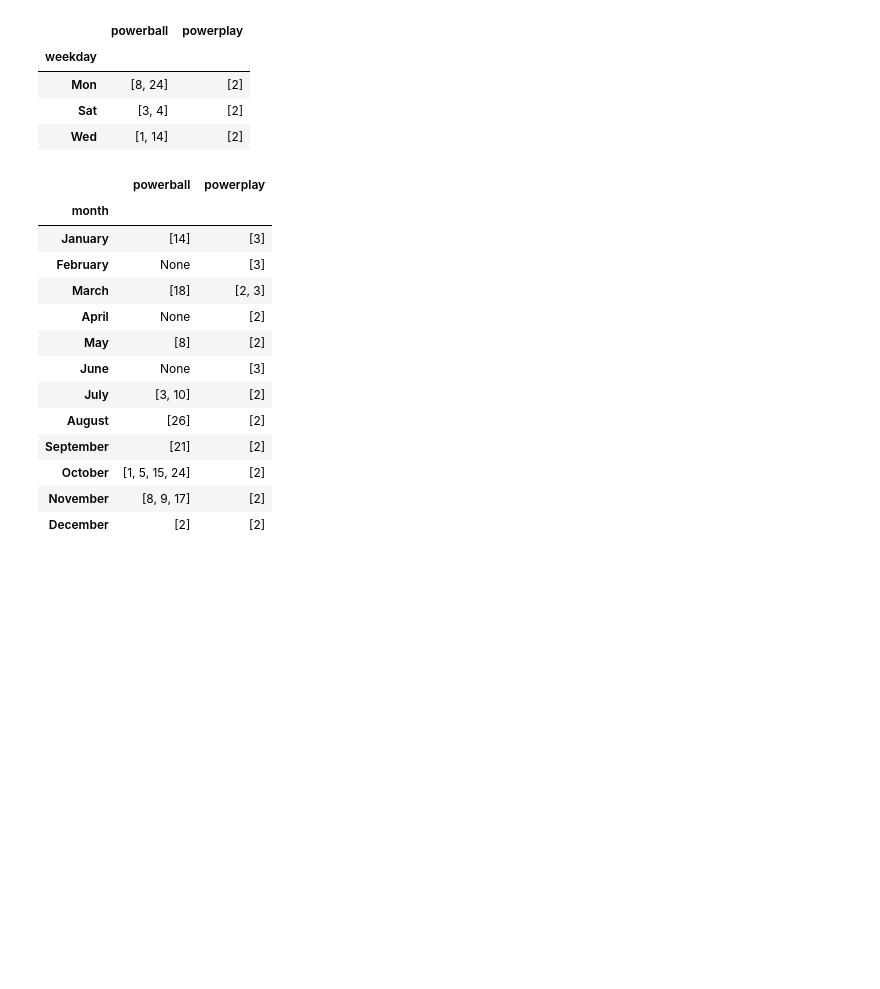
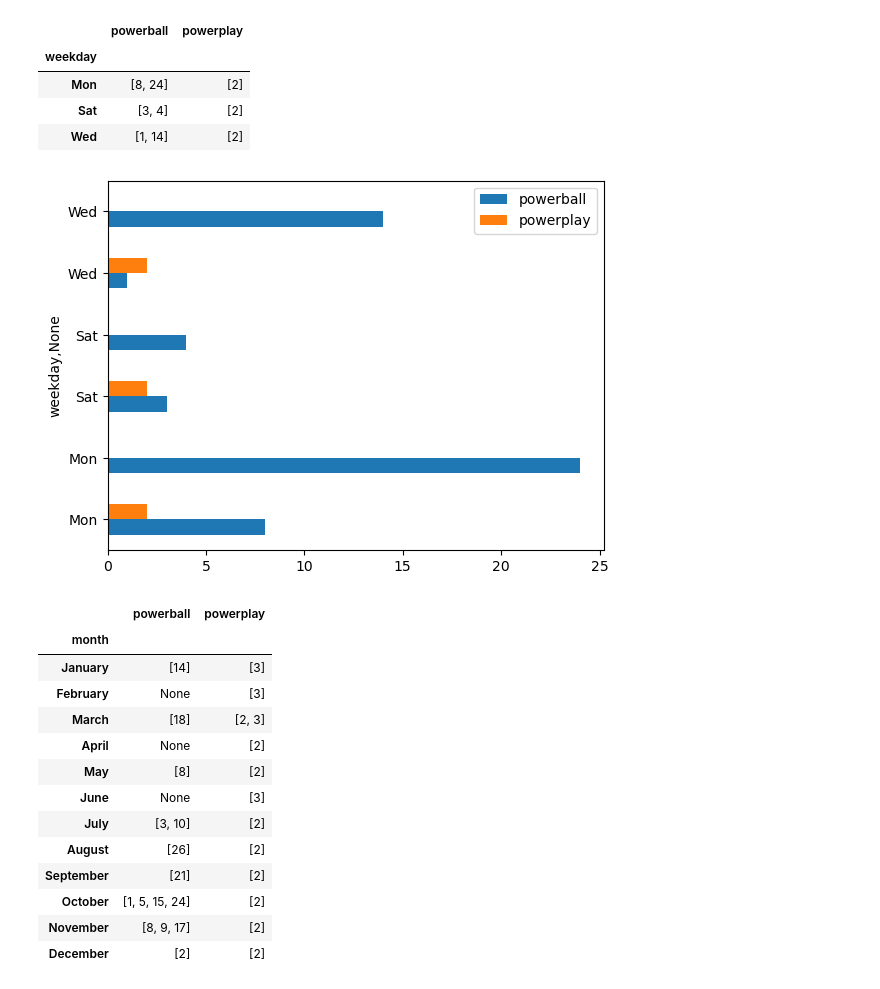
Before and after one commit to JLaydeJ/Project_1, a Jupyter notebook: Project_1_2021.ipynb, the cells around one changed output. Drawn from its saved outputs; the diff is of its cells as text; code cells hidden in the pictures; blank space fills up the shorter version.

```diff
--- a/Project_1_2021.ipynb
+++ b/Project_1_2021.ipynb
@@ -43,6 +43,15 @@ combined_df
 | Mon | [8, 24] | [2] |
 | Sat | [3, 4] | [2] |
 | Wed | [1, 14] | [2] |
+# %%
+weekday_powerball_total = wa_lottery_df.groupby(["weekday"])["powerball"].apply(lambda x: x.mode())
+weekday_powerplay_total = wa_lottery_df.groupby(["weekday"])["powerplay"].apply(lambda x: x.mode())
+combined_df = pd.concat([weekday_powerball_total, weekday_powerplay_total], axis=1)
+data = combined_df.plot(kind = "barh")
+data.set_yticklabels(["Mon","Mon","Sat","Sat", "Wed","Wed"], fontsize = 10)
+plt.show()
+# %% [output]
+[figure, added]
 # %%
 # Create bar plot showing the most played powerball/powerplay number for each month using Pandas.
 # Take a copy of the orginal dataframe "date", "powerball", "powerplay", "jackpot" values
```
